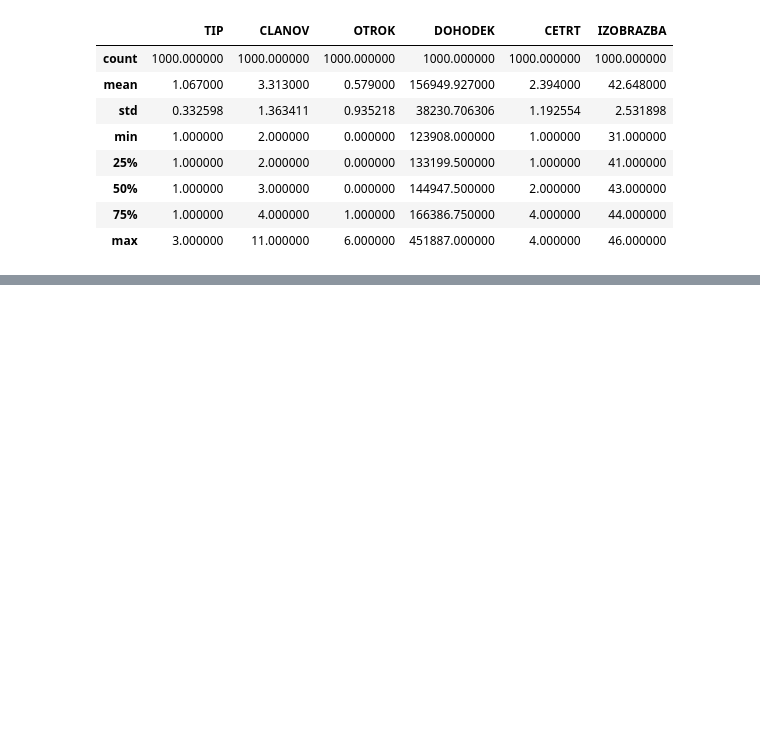
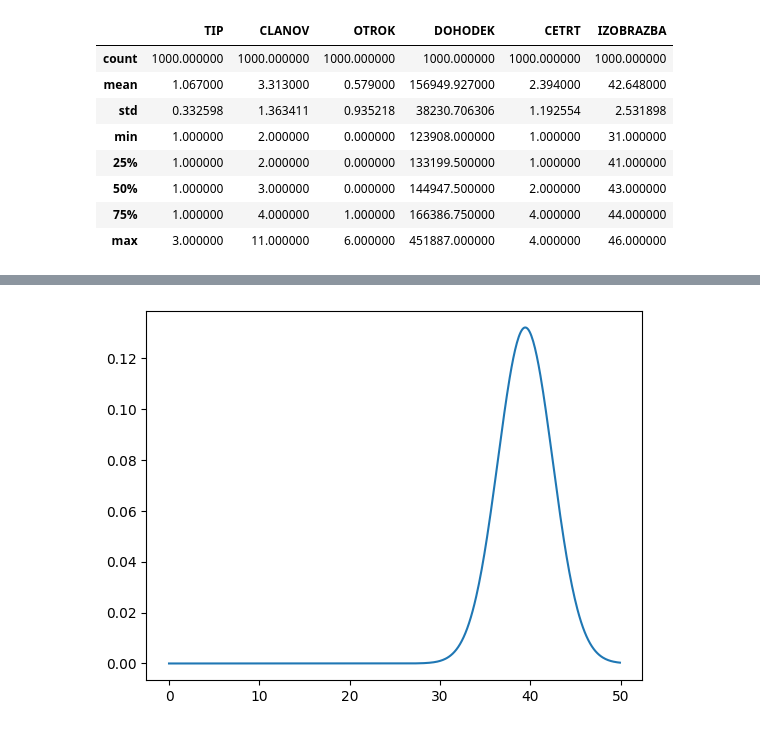
Before and after one commit to MartinZust123/Analysis-of-data-about-Kibergrad, a Jupyter notebook: Priloge/Kibergrad_analiza.ipynb, the cells around one changed output, grey strips where cells are left out. Cells and saved outputs as stored; diff of their text form; code cells hidden in the pictures; blank space fills up the shorter version.

```diff
--- a/Priloge/Kibergrad_analiza.ipynb
+++ b/Priloge/Kibergrad_analiza.ipynb
@@ -165,0 +196,22 @@ bogati.describe()
+# %%
+def normalna(x):
+    return 1/math.sqrt(2*math.pi*float(df["IZOBRAZBA"].var()))*math.exp(-(x - u_izo)**2/(2*float(df["IZOBRAZBA"].var())))
+# %%
+import numpy as np
+x_values = []
+t = 0
+for i in range(500):
+    x_values.append(t)
+    t += 0.1
+
+y_values = []
+for e in x_values:
+    y_values.append(normalna(e))
+
+x_os = np.array(x_values)
+y_os = np.array(y_values)
+
+plt.plot(x_os, y_os)
+plt.show()
+# %% [output]
+[figure, added]
```
Also changed, not shown: parts of 5 cells of this notebook.
